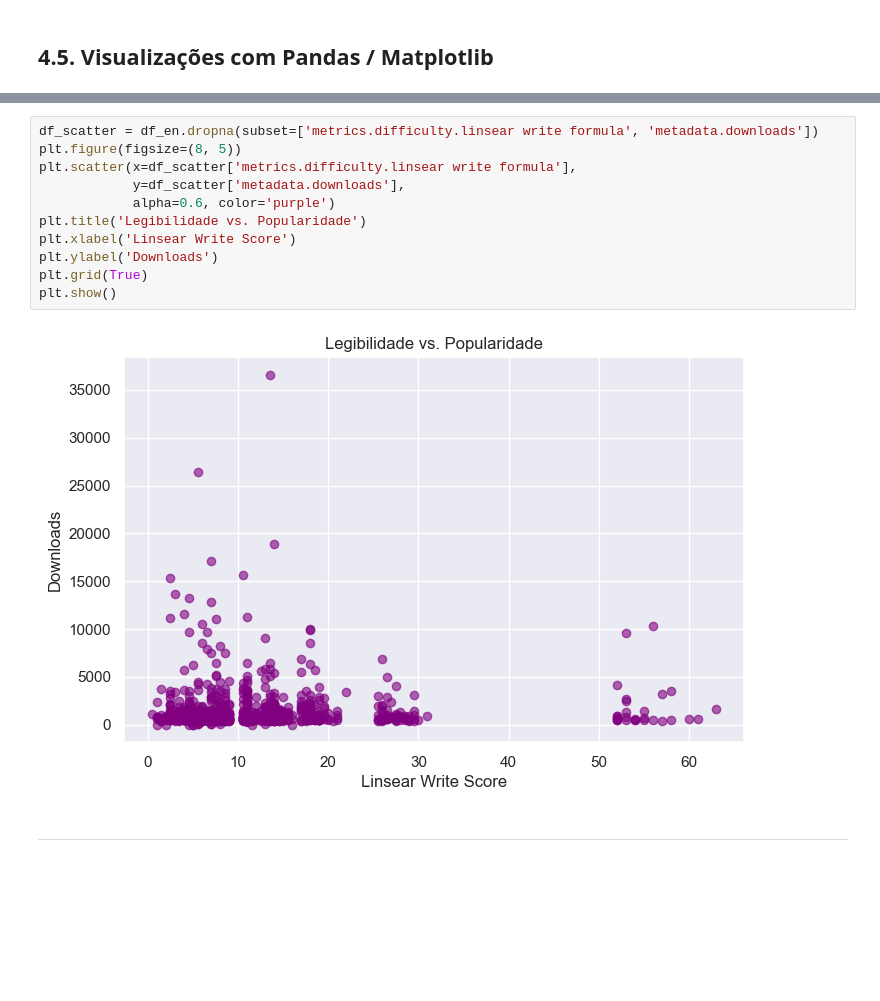
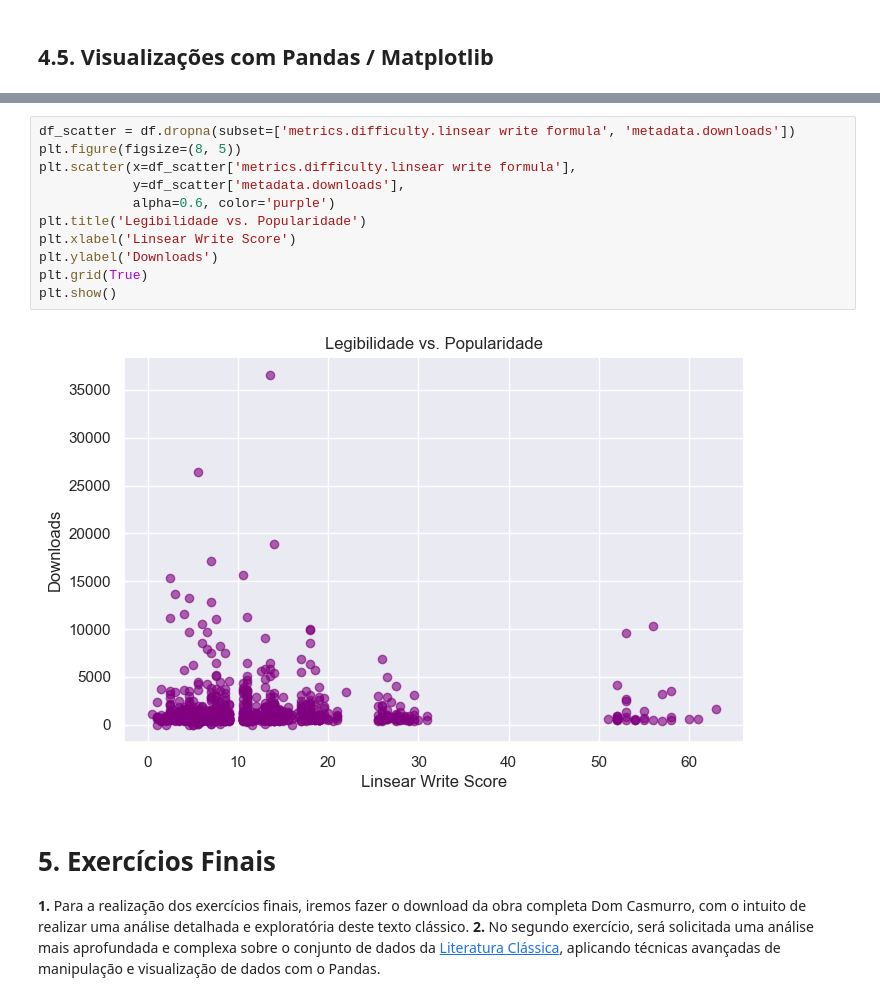
Before and after one commit to Vullkano/Filologia_Digital-Modulo_V, a Jupyter notebook: Session3/FL_Session3.ipynb, the cells around one changed output, grey strips where cells are left out. Drawn from its saved outputs; the diff is of its cells as text; blank space fills up the shorter version.

```diff
--- a/Session3/FL_Session3.ipynb
+++ b/Session3/FL_Session3.ipynb
@@ -1128,15 +1120,19 @@ plt.show()
 # %%
-df_scatter = df_en.dropna(subset=['metrics.difficulty.linsear write formula', 'metadata.downloads'])
+df_scatter = df.dropna(subset=['metrics.difficulty.linsear write formula', 'metadata.downloads'])
 plt.figure(figsize=(8, 5))
 plt.scatter(x=df_scatter['metrics.difficulty.linsear write formula'],
             y=df_scatter['metadata.downloads'],
             alpha=0.6, color='purple')
 plt.title('Legibilidade vs. Popularidade')
 plt.xlabel('Linsear Write Score')
 plt.ylabel('Downloads')
 plt.grid(True)
 plt.show()
 # %% [output]
-[figure, old version]
+[figure, new version]
-# %% [markdown]
-- - -
+# %% [markdown]
+<a class='anchor' id='5.'></a>
+
+# **5. Exercícios Finais**
+**1.** Para a realização dos exercícios finais, iremos fazer o download da obra completa Dom Casmurro, com o intuito de realizar uma análise detalhada e exploratória deste texto clássico.
+**2.** No segundo exercício, será solicitada uma análise mais aprofundada e complexa sobre o conjunto de dados da [Literatura Clássica](https://corgis-edu.github.io/corgis/csv/classics/), aplicando técnicas avançadas de manipulação e visualização de dados com o Pandas.
```
Also changed, not shown: parts of 18 cells of this notebook, 1 other file.
